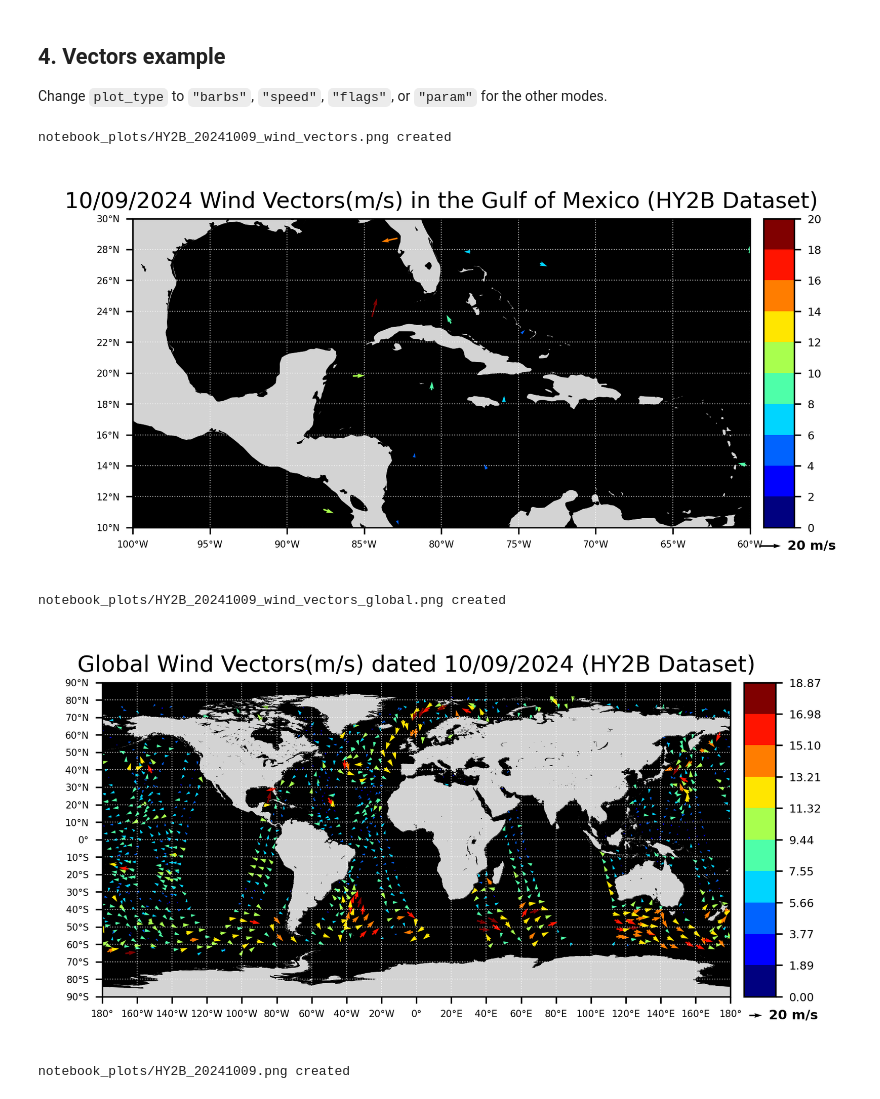
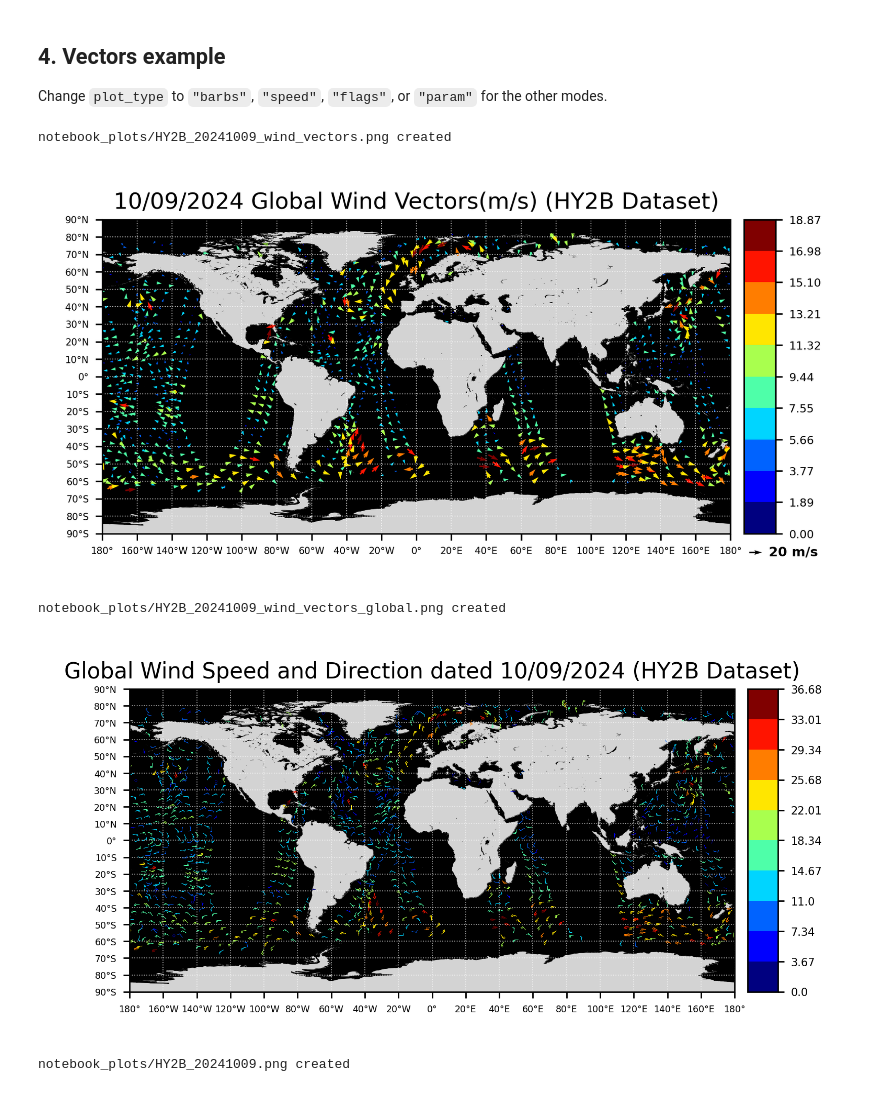
Before and after one commit to jasminemasopeh/modern_coaps_daily_swath, a Jupyter notebook: map_swath_data.ipynb, the cells around one changed output. Drawn from its saved outputs; the diff is of its cells as text; code cells hidden in the pictures.

Commit message:
Current Update for Plots on maps

```diff
--- a/map_swath_data.ipynb
+++ b/map_swath_data.ipynb
@@ -720,25 +720,26 @@ Change `plot_type` to `"barbs"`, `"speed"`, `"flags"`, or `"param"` for the othe
 # %%
 run_plot(
     file_name="HY2B_nc/HY2B_20241009.nc",
     plot_type="vectors",
     imgname=os.path.join(OUT_DIR, "HY2B_20241009_wind_vectors.png"),
-    title="10/09/2024 Wind Vectors(m/s) in the Gulf of Mexico (HY2B Dataset)",
-    n=20,
-    bound_box=(-100, -60, 10, 30),
-    vmin=0,
-    vmax=20,
-    vector_size=600,  # smaller → longer arrows
+    title="10/09/2024 Global Wind Vectors(m/s) (HY2B Dataset)",
+    # n=4,
+    # bound_box=(-100, -60, 10, 30),
+    # bound_box=(-101.5, -89, 16.5, 28),
+    # vmin=0,
+    # vmax=20,
+    # vector_size=600,  # smaller → longer arrows
 )
 # %% [output]
 notebook_plots/HY2B_20241009_wind_vectors.png created
-[figure, old version]
+[figure, new version]
 # %%
 # Example: wind vectors (same as --vectors on the CLI)
 run_plot(
     file_name="HY2B_nc/HY2B_20241009.nc",
-    plot_type="vectors",
+    plot_type="barbs",
     imgname=os.path.join(OUT_DIR, "HY2B_20241009_wind_vectors_global.png"),
-    title="Global Wind Vectors(m/s) dated 10/09/2024 (HY2B Dataset)",
+    title="Global Wind Speed and Direction dated 10/09/2024 (HY2B Dataset)",
     # n=20,
     # bound_box=(-100, -60, 10, 30),
     # vmin=0,
@@ -747,7 +748,7 @@ run_plot(
 )
 # %% [output]
 notebook_plots/HY2B_20241009_wind_vectors_global.png created
-[figure, old version]
+[figure, new version]
 # %%
 run_plot(
     file_name="HY2B_nc/HY2B_20241009.nc",
```
Also changed, not shown: 2 other files.
